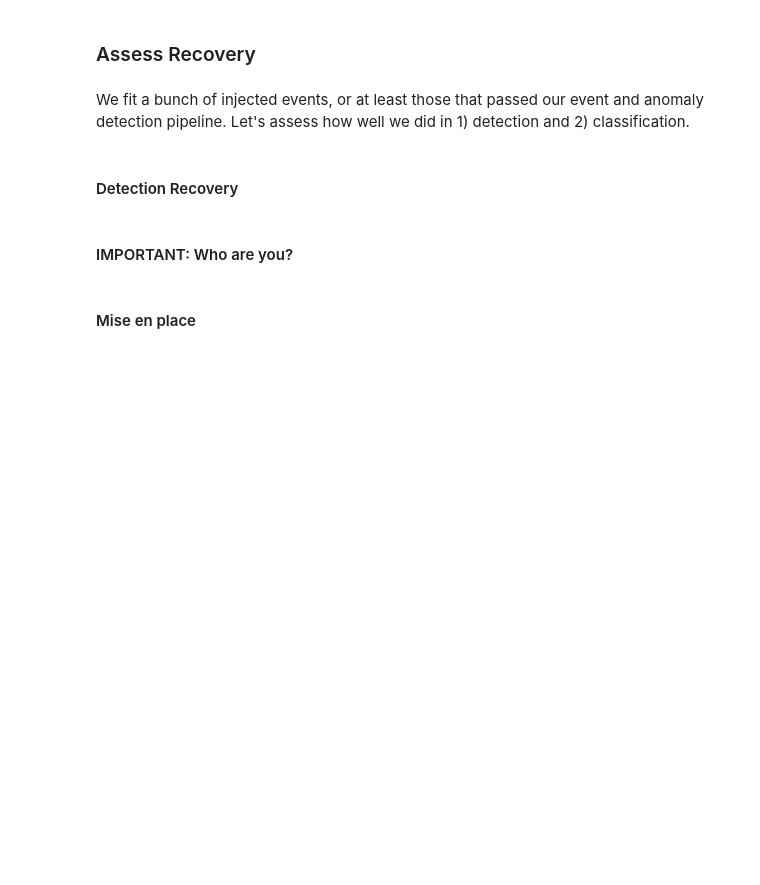
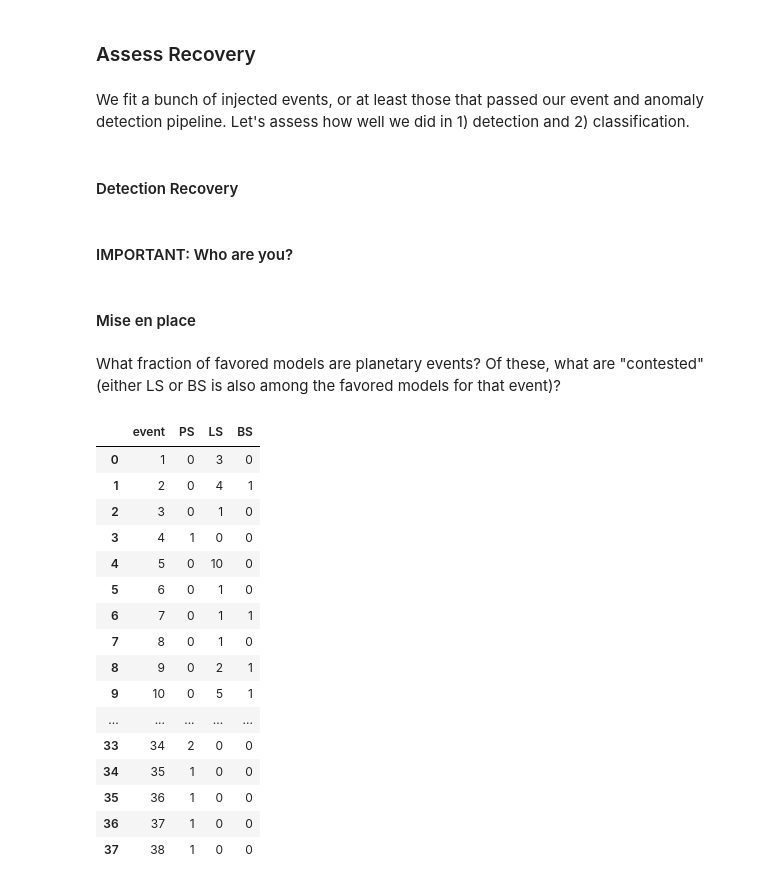
Before and after one commit to exoclam/birp, a Jupyter notebook: analyze-events.ipynb, the cells around one changed output. Cells and saved outputs as stored; diff of their text form; code cells hidden in the pictures; blank space fills up the shorter version.

```diff
--- a/analyze-events.ipynb
+++ b/analyze-events.ipynb
@@ -77,3 +77,5 @@ def read_nature_txt(filename, n_chisquares):
     file.close()
 
     return chisqs, model_files
+# %% [markdown]
+What fraction of favored models are planetary events? Of these, what are "contested" (either LS or BS is also among the favored models for that event)?
@@ -79,0 +129,20 @@ def read_nature_txt(filename, n_chisquares):
+# %%
+final_models_df
+# %% [output]
+|  | event | PS | LS | BS |
+| 0 | 1 | 0 | 3 | 0 |
+| 1 | 2 | 0 | 4 | 1 |
+| 2 | 3 | 0 | 1 | 0 |
+| 3 | 4 | 1 | 0 | 0 |
+| 4 | 5 | 0 | 10 | 0 |
+| 5 | 6 | 0 | 1 | 0 |
+| 6 | 7 | 0 | 1 | 1 |
+| 7 | 8 | 0 | 1 | 0 |
+| 8 | 9 | 0 | 2 | 1 |
+| 9 | 10 | 0 | 5 | 1 |
+| ... | ... | ... | ... | ... |
+| 33 | 34 | 2 | 0 | 0 |
+| 34 | 35 | 1 | 0 | 0 |
+| 35 | 36 | 1 | 0 | 0 |
+| 36 | 37 | 1 | 0 | 0 |
+| 37 | 38 | 1 | 0 | 0 |
```
Also changed, not shown: parts of 10 cells of this notebook.
